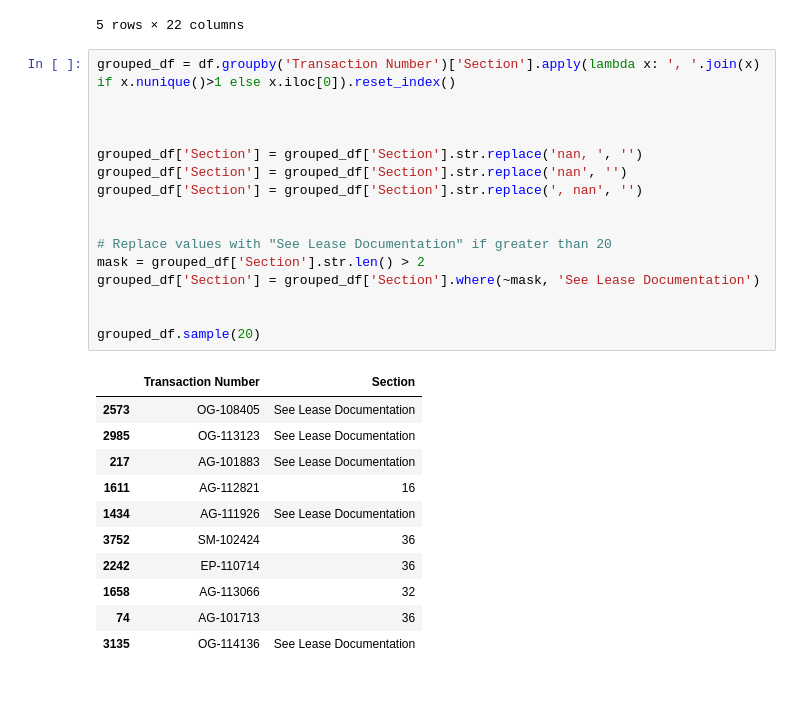
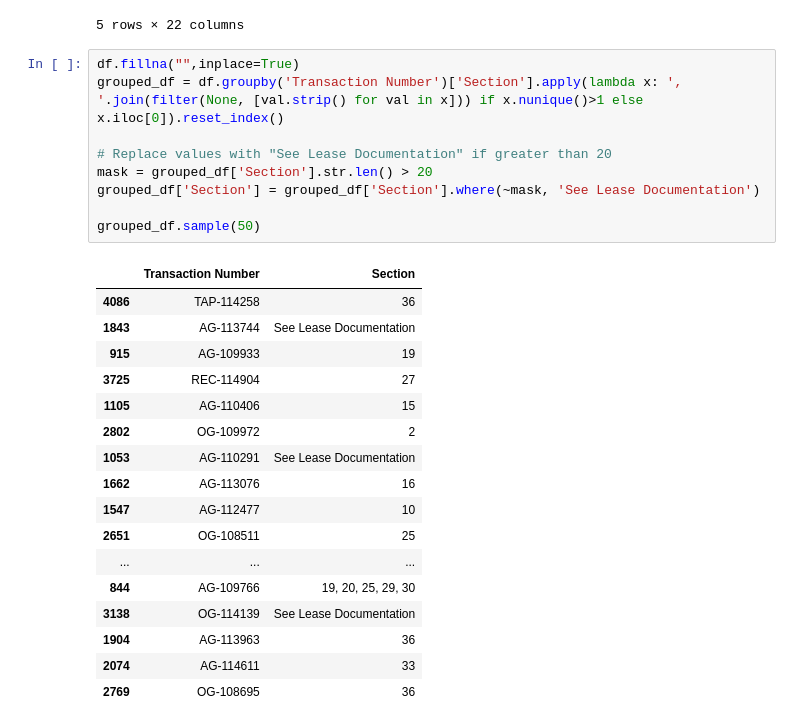
Before and after one commit to lawnshogan/Code, a Jupyter notebook: Python/DataScience/SLB_Lease_Update.ipynb, the cells around one changed output. Cells and saved outputs as stored; diff of their text form; blank space fills up the shorter version.

Commit message:
Start Lease Update Script

```diff
--- a/Python/DataScience/SLB_Lease_Update.ipynb
+++ b/Python/DataScience/SLB_Lease_Update.ipynb
@@ -121,30 +121,29 @@ merged_df.head(5)
 | 4 | 8704 | Agriculture | Grazing | AG-100014 | NATURE CONSERVANCY, DICK TANNER, ... | AG 42264 | ... |
 5 rows × 22 columns
 # %%
-grouped_df = df.groupby('Transaction Number')['Section'].apply(lambda x: ', '.join(x) if x.nunique()>1 else x.iloc[0]).reset_index()
-
-
-
-grouped_df['Section'] = grouped_df['Section'].str.replace('nan, ', '')
-grouped_df['Section'] = grouped_df['Section'].str.replace('nan', '')
-grouped_df['Section'] = grouped_df['Section'].str.replace(', nan', '')
-
+df.fillna("",inplace=True)
+grouped_df = df.groupby('Transaction Number')['Section'].apply(lambda x: ', '.join(filter(None, [val.strip() for val in x])) if x.nunique()>1 else x.iloc[0]).reset_index()
 
 # Replace values with "See Lease Documentation" if greater than 20
-mask = grouped_df['Section'].str.len() > 2
+mask = grouped_df['Section'].str.len() > 20
 grouped_df['Section'] = grouped_df['Section'].where(~mask, 'See Lease Documentation')
 
-
-grouped_df.sample(20)
+grouped_df.sample(50)
 # %% [output]
 |  | Transaction Number | Section |
-| 2573 | OG-108405 | See Lease Documentation |
-| 2985 | OG-113123 | See Lease Documentation |
-| 217 | AG-101883 | See Lease Documentation |
-| 1611 | AG-112821 | 16 |
-| 1434 | AG-111926 | See Lease Documentation |
-| 3752 | SM-102424 | 36 |
-| 2242 | EP-110714 | 36 |
-| 1658 | AG-113066 | 32 |
-| 74 | AG-101713 | 36 |
-| 3135 | OG-114136 | See Lease Documentation |
+| 4086 | TAP-114258 | 36 |
+| 1843 | AG-113744 | See Lease Documentation |
+| 915 | AG-109933 | 19 |
+| 3725 | REC-114904 | 27 |
+| 1105 | AG-110406 | 15 |
+| 2802 | OG-109972 | 2 |
+| 1053 | AG-110291 | See Lease Documentation |
+| 1662 | AG-113076 | 16 |
+| 1547 | AG-112477 | 10 |
+| 2651 | OG-108511 | 25 |
+| ... | ... | ... |
+| 844 | AG-109766 | 19, 20, 25, 29, 30 |
+| 3138 | OG-114139 | See Lease Documentation |
+| 1904 | AG-113963 | 36 |
+| 2074 | AG-114611 | 33 |
+| 2769 | OG-108695 | 36 |
```
Also changed, not shown: parts of 2 cells of this notebook.
